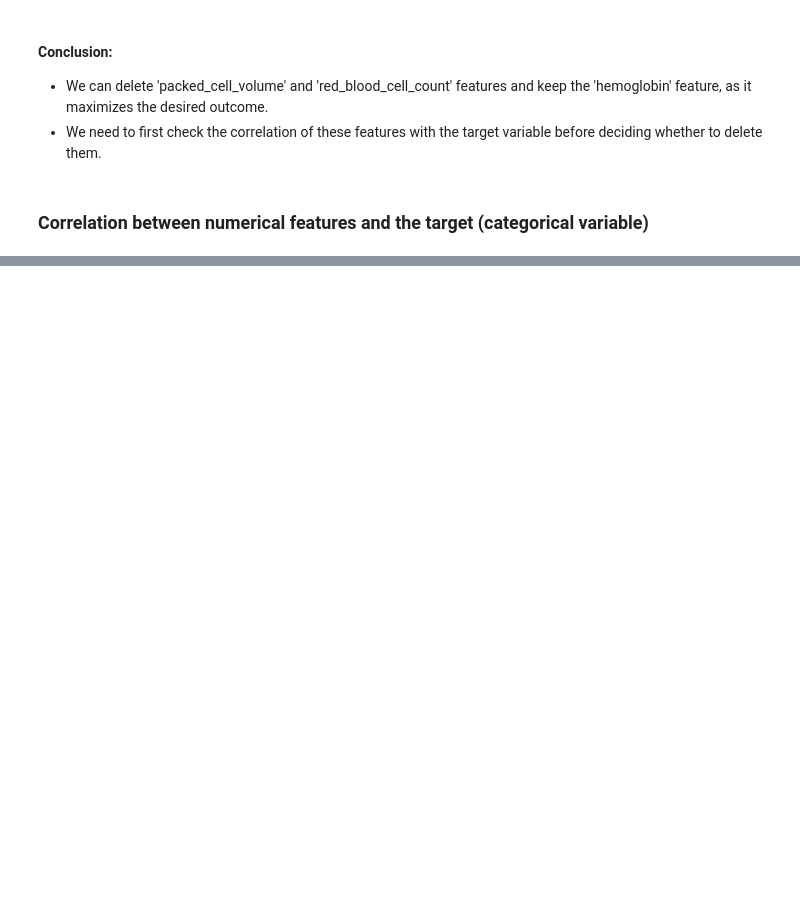
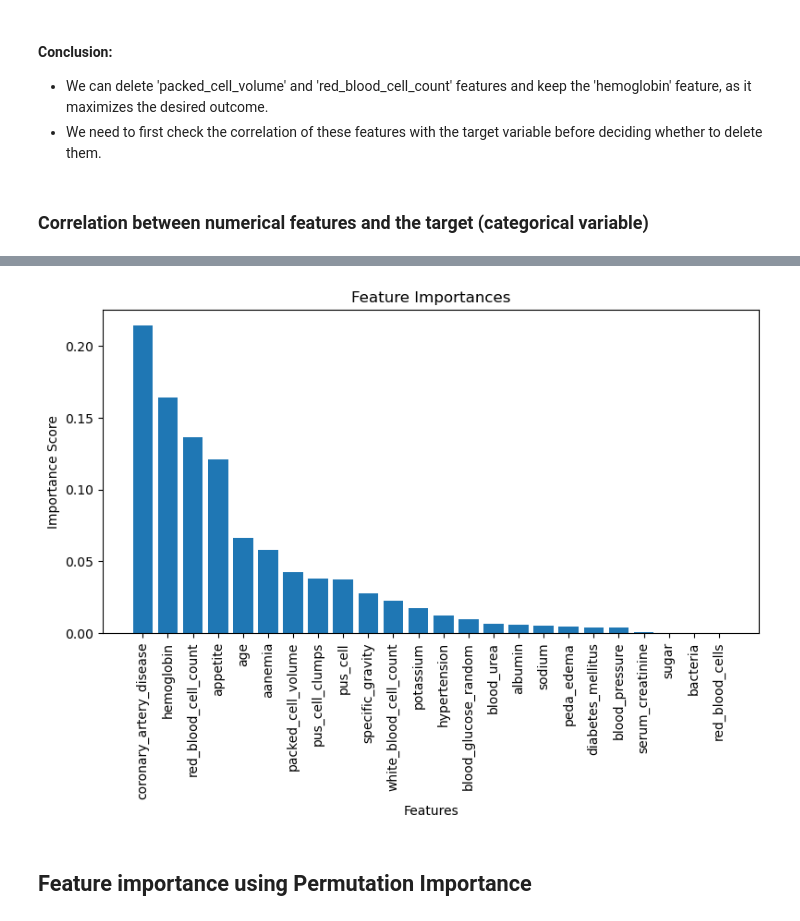
Before and after one commit to Molrn/chronic-kidney-disease, a Jupyter notebook: feature_selection_techniques.ipynb, the cells around one changed output, grey strips where cells are left out. Drawn from its saved outputs; the diff is of its cells as text; code cells hidden in the pictures; blank space fills up the shorter version.

```diff
--- a/feature_selection_techniques.ipynb
+++ b/feature_selection_techniques.ipynb
@@ -103,0 +324,11 @@ Conclusion:
+# %%
+from sklearn.ensemble import RandomForestClassifier
+
+rf = RandomForestClassifier(n_estimators=100,
+                                  random_state=0)
+
+rf.fit(clean_df[features], clean_df[target])
+
+feature_importances = rf.feature_importances_
+
+feature_importances
@@ -103,0 +352,18 @@ Conclusion:
+# %%
+indices = feature_importances.argsort()[::-1]
+sorted_feature_importances = feature_importances[indices]
+sorted_feature_names = [clean_df.columns[i] for i in indices]
+
+# Plot the feature importances
+plt.figure(figsize=(8, 6))
+plt.bar(range(len(sorted_feature_importances)), sorted_feature_importances)
+plt.xticks(range(len(sorted_feature_importances)), sorted_feature_names, rotation=90)
+plt.xlabel('Features')
+plt.ylabel('Importance Score')
+plt.title('Feature Importances')
+plt.tight_layout()
+plt.show()
+# %% [output]
+[figure, added]
+# %% [markdown]
+## Feature importance using Permutation Importance
```
Also changed, not shown: parts of 51 cells of this notebook, 2 other files.
